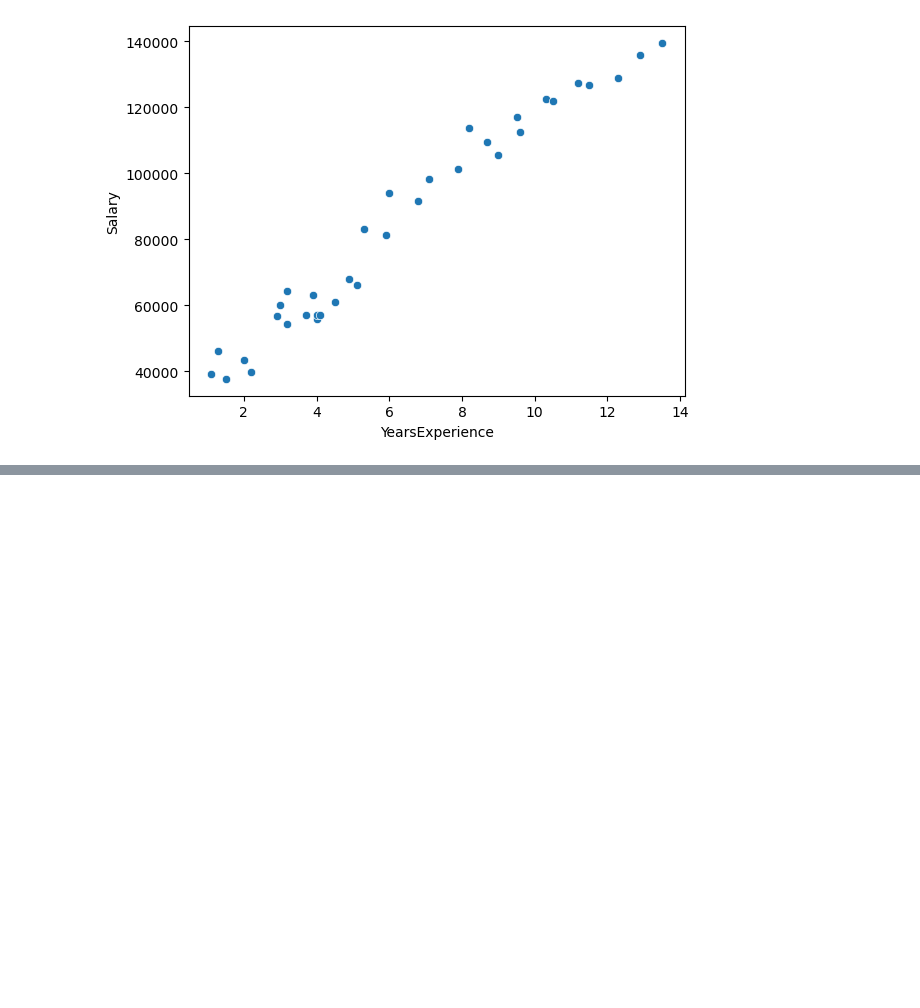
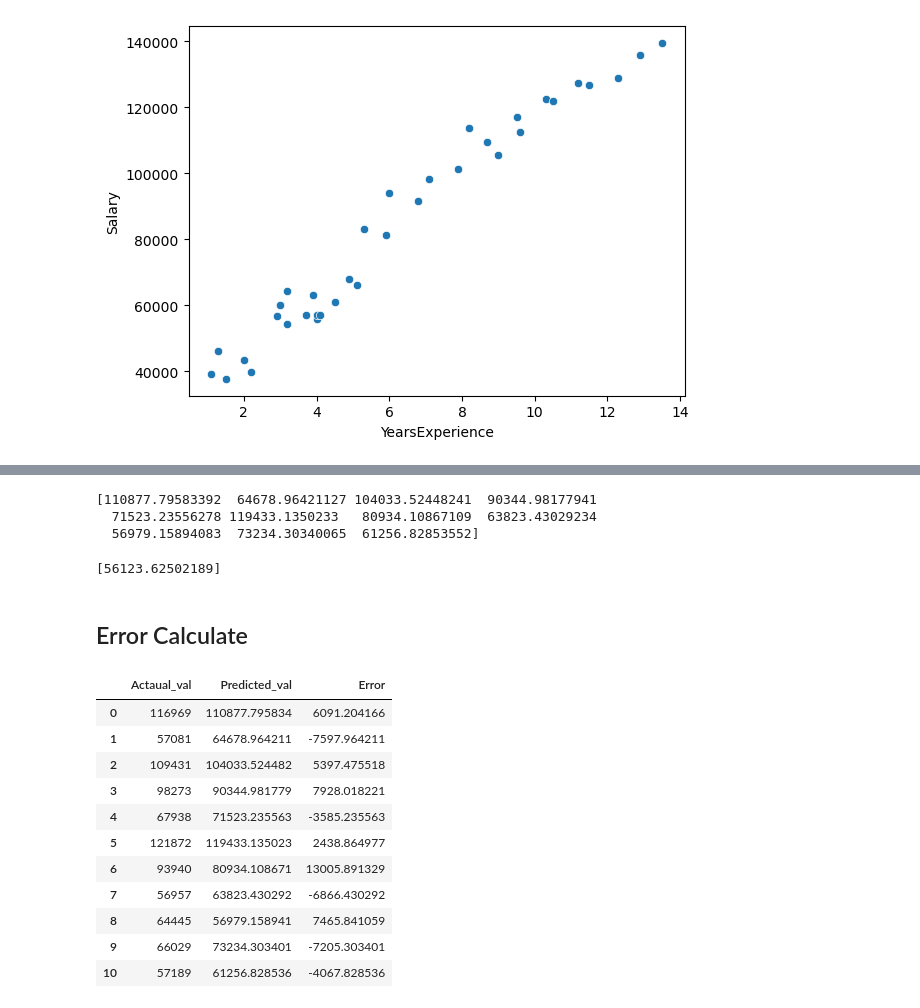
Before and after one commit to Anugrahig/LM-BD-March, a Jupyter notebook: march_bigdata/ml/regression/Simple_linear_Regression/02_SimpleLR_salary.ipynb, the cells around one changed output, grey strips where cells are left out. Drawn from its saved outputs; the diff is of its cells as text; code cells hidden in the pictures; blank space fills up the shorter version.

```diff
--- a/march_bigdata/ml/regression/Simple_linear_Regression/02_SimpleLR_salary.ipynb
+++ b/march_bigdata/ml/regression/Simple_linear_Regression/02_SimpleLR_salary.ipynb
@@ -112,0 +122,15 @@ X_train, X_test, y_train, y_test = train_test_split(X, y, test_size=0.30, random
+# %%
+model=LinearRegression()
+model.fit(X_train,y_train)
+y_pred=model.predict(X_test)
+print(y_pred)
+# %% [output]
+[110877.79583392  64678.96421127 104033.52448241  90344.98177941
+  71523.23556278 119433.1350233   80934.10867109  63823.43029234
+  56979.15894083  73234.30340065  61256.82853552]
+# %%
+print(model.predict([[3.1]]))
+# %% [output]
+[56123.62502189]
+# %% [markdown]
+## Error Calculate
@@ -112,0 +140,17 @@ X_train, X_test, y_train, y_test = train_test_split(X, y, test_size=0.30, random
+# %%
+df_error=pd.DataFrame({"Actaual_val":y_test,"Predicted_val":y_pred,"Error":y_test-y_pred})
+# %%
+df_error
+# %% [output]
+|  | Actaual_val | Predicted_val | Error |
+| 0 | 116969 | 110877.795834 | 6091.204166 |
+| 1 | 57081 | 64678.964211 | -7597.964211 |
+| 2 | 109431 | 104033.524482 | 5397.475518 |
+| 3 | 98273 | 90344.981779 | 7928.018221 |
+| 4 | 67938 | 71523.235563 | -3585.235563 |
+| 5 | 121872 | 119433.135023 | 2438.864977 |
+| 6 | 93940 | 80934.108671 | 13005.891329 |
+| 7 | 56957 | 63823.430292 | -6866.430292 |
+| 8 | 64445 | 56979.158941 | 7465.841059 |
+| 9 | 66029 | 73234.303401 | -7205.303401 |
+| 10 | 57189 | 61256.828536 | -4067.828536 |
```
Also changed, not shown: parts of 15 cells of this notebook.
